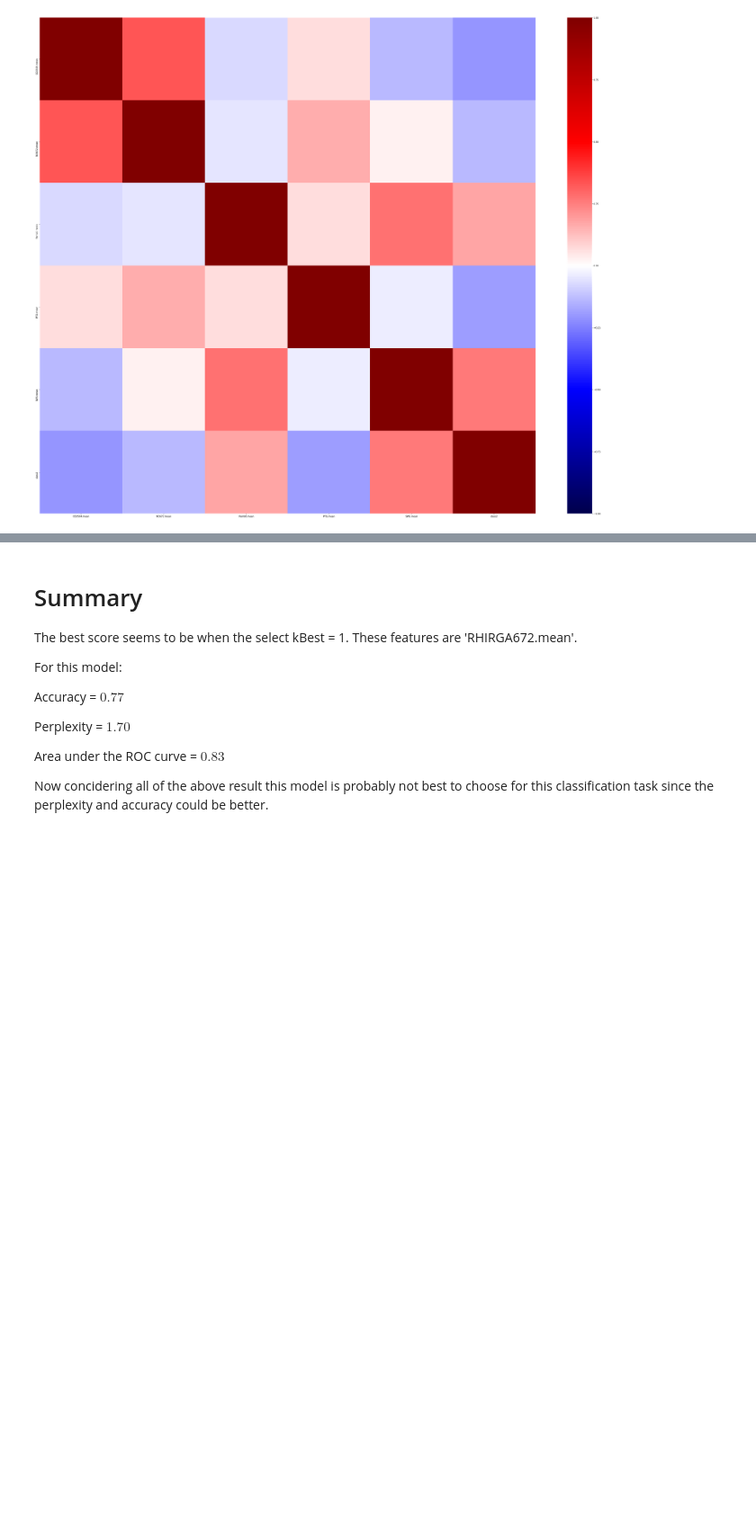
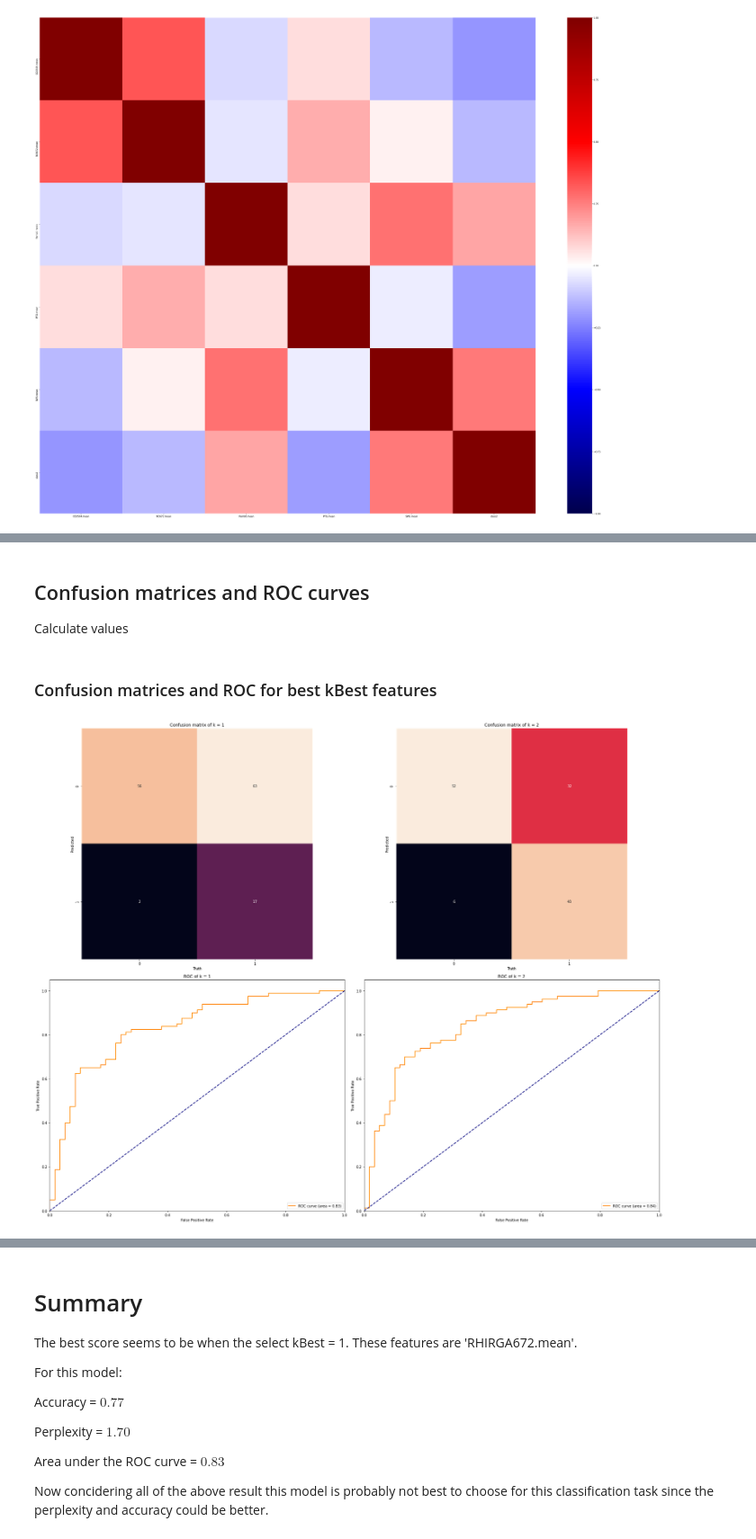
Before and after one commit to NPF-classifiers-109/npf-classifier, a Jupyter notebook: NaiveBayes/NB-classifier.ipynb, the cells around one changed output, grey strips where cells are left out. Shown at 90% size. Cells and saved outputs as stored; diff of their text form; code cells hidden in the pictures; blank space fills up the shorter version.

```diff
--- a/NaiveBayes/NB-classifier.ipynb
+++ b/NaiveBayes/NB-classifier.ipynb
@@ -651,0 +579,70 @@ plt.show()
+# %% [markdown]
+## Confusion matrices and ROC curves
+
+Calculate values
+# %%
+fpr = dict()
+tpr = dict()
+roc_auc = dict()
+
+for i, col_name in enumerate(bestDf_perp):
+    num_of_k = col_name[10:-4].strip()
+    k_best_columns = dataframe.columns.values[k_bests[bestInd][num_of_k].get_support(indices=True)]
+    features = dataframe[k_best_columns].values
+    predictable = dataframe['class2'].ravel()
+    X_train, X_test, y_train, y_test = train_test_split(features, predictable, test_size=0.3, random_state=0)
+
+    y_pred_prob = gnb.fit(X_train, y_train).predict_proba(X_test)[:, 1]
+
+    fpr[i], tpr[i], _ = roc_curve(y_test, y_pred_prob)
+    roc_auc[i] = auc(fpr[i], tpr[i])
+# %% [markdown]
+### Confusion matrices and ROC for best kBest features
+# %%
+n = len(list(bestDf.columns))
+
+plt.subplots(figsize=(25, 20))
+
+for i, col_name in enumerate(bestDf_perp):
+    num_of_k = col_name[10:-4].strip()
+    k_best_columns = dataframe.columns.values[k_bests[bestInd][num_of_k].get_support(indices=True)]
+    features = dataframe[k_best_columns].values
+    predictable = dataframe['class2'].ravel()
+    X_train, X_test, y_train, y_test = train_test_split(features, predictable, test_size=0.3, random_state=0)
+
+    y_pred_val = gnb.fit(X_train, y_train).predict(X_test)
+
+    plt.subplot(2, 2, i+1)
+    # Plot Confusion Matrix
+    mat = confusion_matrix(y_pred_val, y_test)
+    names = np.unique(y_pred_val)
+    sns.heatmap(mat, square=True, annot=True, fmt='d', cbar=False,
+                xticklabels=names, yticklabels=names)
+    plt.xlabel('Truth')
+    plt.ylabel('Predicted')
+    plt.title('Confusion matrix of {}'.format(col_name[6:-5]))
+    plt.tight_layout()
+
+    # Plot ROC
+    roc_ind = 3 if i == 0 else 4
+    plt.subplot(2, 2, roc_ind)
+    lw = 2
+    plt.plot(
+        fpr[i],
+        tpr[i],
+        color="darkorange",
+        lw=lw,
+        label="ROC curve (area = %0.2f)" % roc_auc[i],
+    )
+    plt.plot([0, 1], [0, 1], color="navy", lw=lw, linestyle="--")
+    plt.xlim([0.0, 1.0])
+    plt.ylim([0.0, 1.05])
+    plt.xlabel("False Positive Rate")
+    plt.ylabel("True Positive Rate")
+    plt.title("ROC of {}".format(col_name[6:-5]))
+    plt.legend(loc="lower right")
+    plt.tight_layout()
+
+plt.show()
+# %% [output]
+[figure, added]
```
Also changed, not shown: parts of 72 cells of this notebook.
